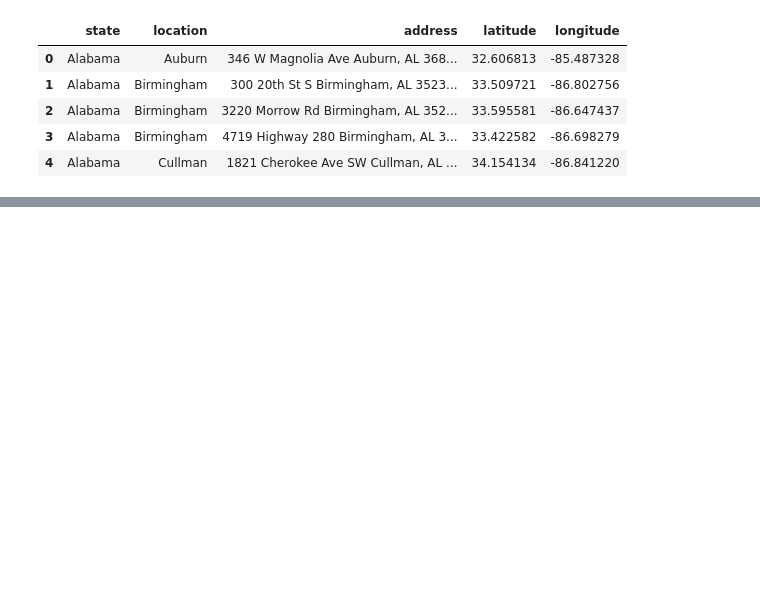
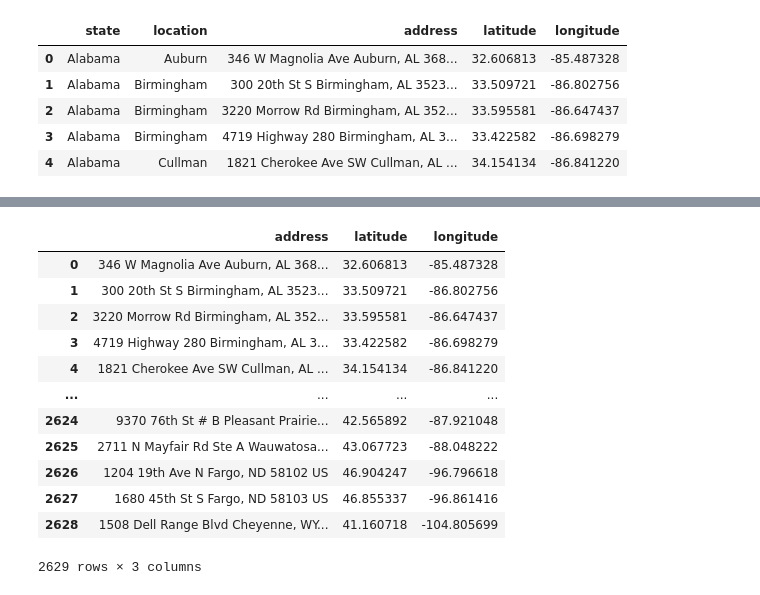
Before and after one commit to NaumanMunir9/cdk-patterns-the-predictive-lambda, a Jupyter notebook: model/training/chipotle.ipynb, the cells around one changed output, grey strips where cells are left out. Cells and saved outputs as stored; diff of their text form; code cells hidden in the pictures; blank space fills up the shorter version.

```diff
--- a/model/training/chipotle.ipynb
+++ b/model/training/chipotle.ipynb
@@ -18,0 +39,17 @@ stores.head()
+# %%
+stipped_stores = stores[['address', 'latitude', 'longitude']].copy()
+stipped_stores
+# %% [output]
+|  | address | latitude | longitude |
+| 0 | 346 W Magnolia Ave Auburn, AL 368... | 32.606813 | -85.487328 |
+| 1 | 300 20th St S Birmingham, AL 3523... | 33.509721 | -86.802756 |
+| 2 | 3220 Morrow Rd Birmingham, AL 352... | 33.595581 | -86.647437 |
+| 3 | 4719 Highway 280 Birmingham, AL 3... | 33.422582 | -86.698279 |
+| 4 | 1821 Cherokee Ave SW Cullman, AL ... | 34.154134 | -86.841220 |
+| ... | ... | ... | ... |
+| 2624 | 9370 76th St # B Pleasant Prairie... | 42.565892 | -87.921048 |
+| 2625 | 2711 N Mayfair Rd Ste A Wauwatosa... | 43.067723 | -88.048222 |
+| 2626 | 1204 19th Ave N Fargo, ND 58102 US | 46.904247 | -96.796618 |
+| 2627 | 1680 45th St S Fargo, ND 58103 US | 46.855337 | -96.861416 |
+| 2628 | 1508 Dell Range Blvd Cheyenne, WY... | 41.160718 | -104.805699 |
+2629 rows × 3 columns
```
Also changed, not shown: parts of 10 cells of this notebook.
